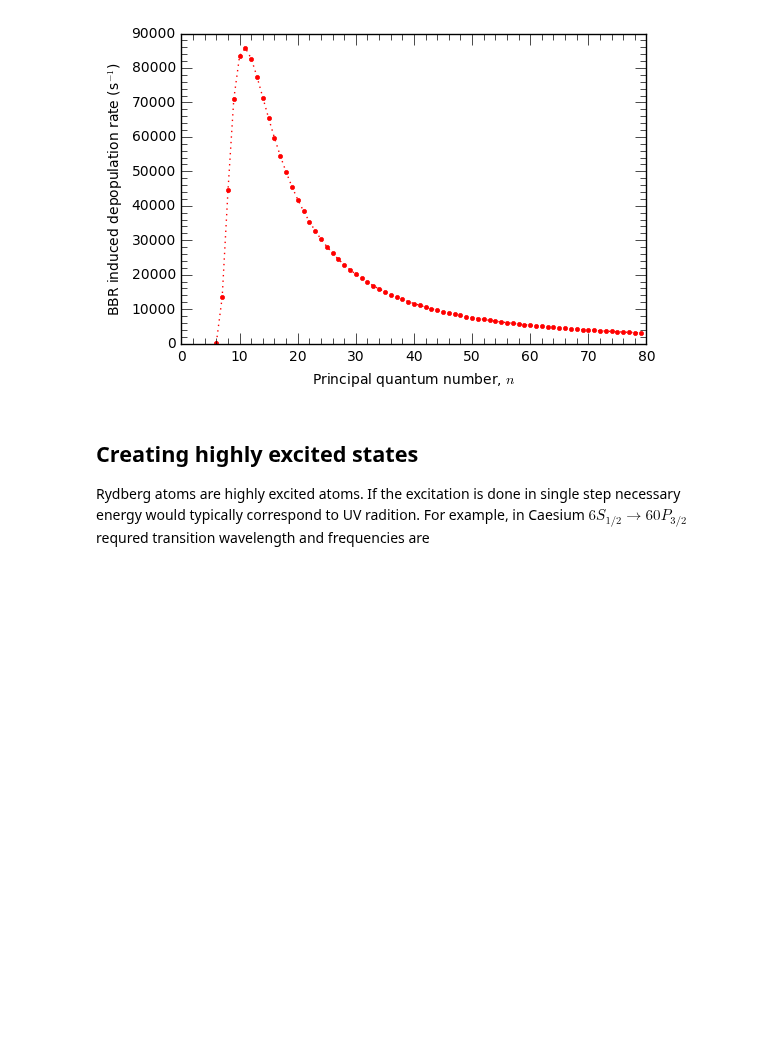
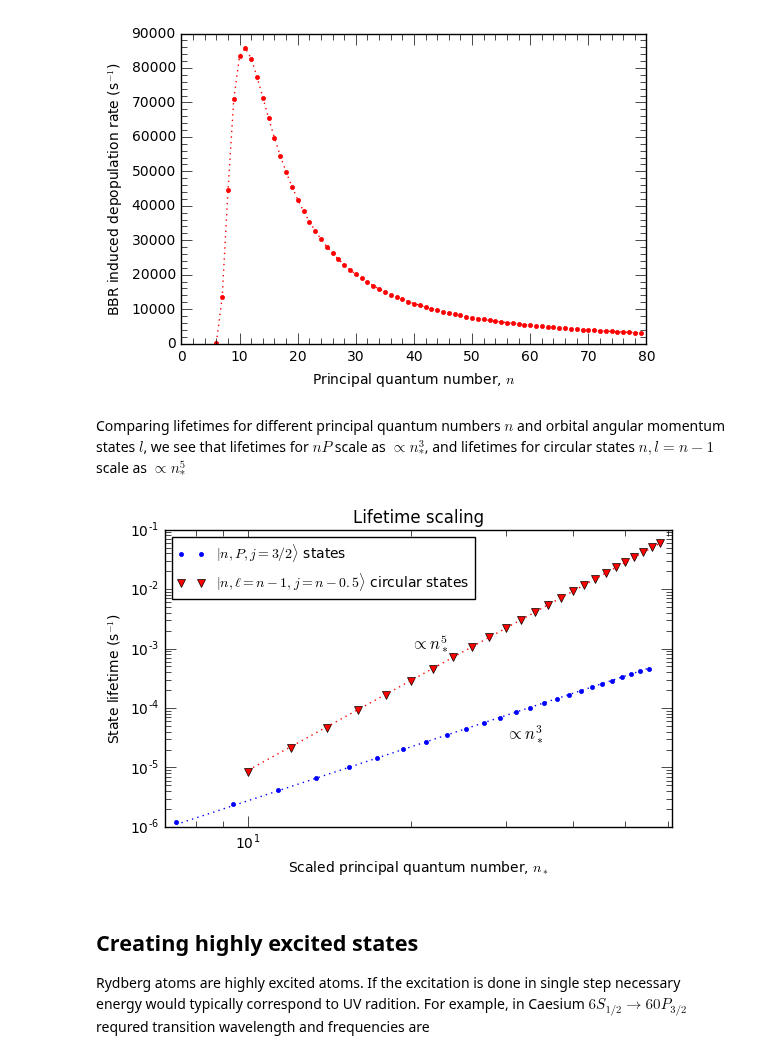
Before and after one commit to nikolasibalic/ARC-Alkali-Rydberg-Calculator, a Jupyter notebook: doc/Rydberg_atoms_a_primer_notebook.ipynb, the cells around one changed output. Saved outputs shown, nothing was run; the diff lists cells and outputs as text; code cells hidden in the pictures; blank space fills up the shorter version.

```diff
--- a/doc/Rydberg_atoms_a_primer_notebook.ipynb
+++ b/doc/Rydberg_atoms_a_primer_notebook.ipynb
@@ -353,6 +360,53 @@ ax.set_ylabel(r"BBR induced depopulation rate (s$^{-1}$)")
 plt.show()
 # %% [output]
 [figure]
+# %% [markdown]
+Comparing lifetimes for different principal quantum numbers $n$ and orbital angular momentum states $l$, we see that lifetimes for $nP$ scale as $\propto n_*^3$, and lifetimes for circular states $n,l=n-1$ scale as $\propto n_*^5$
+# %%
+atom = Rubidium()
+pqn = np.arange(10,60,2)
+
+nstar1 = []; nP_lifetime = []
+nstar2 = []; circular_state_lifetime = []
+
+for n in pqn:
+    nstar1.append(n - atom.getQuantumDefect(n,1,1.0+0.5))
+    nP_lifetime.append(atom.getStateLifetime(n,1,1.0+0.5))
+
+    nstar2.append(n - atom.getQuantumDefect(n,n-1,n-1.5))
+    circular_state_lifetime.append(atom.getStateLifetime(n,n-1,n-0.5))
+
+nstar1 = np.array(nstar1); nP_lifetime = np.array(nP_lifetime)
+nstar2 = np.array(nstar2); circular_state_lifetime = np.array(circular_state_lifetime)
+
+f = plt.figure()
+ax = f.add_subplot(1,1,1)
+ax.loglog(nstar1,nP_lifetime,"b.")
+ax.loglog(nstar2,circular_state_lifetime,"rv")
+
+
+# fitting n^3 dependance for nP state lifetime
+def func3(x, a):
+    return a+3*x
+popt, pcov = curve_fit(func3, np.log(nstar1), np.log(nP_lifetime))
+ax.loglog(nstar1,np.exp(func3(np.log(nstar1),*popt)),"b:")
+
+# fitting n^5 dependance for n,l=n-1 streatched state lifetime
+def func5(x, a):
+    return a+5*x
+popt, pcov = curve_fit(func5, np.log(nstar2), np.log(circular_state_lifetime))
+ax.loglog(nstar2,np.exp(func5(np.log(nstar2),*popt)),"r:")
+
+ax.set_title("Lifetime scaling")
+ax.legend([r"$|n,P,j=3/2\rangle$ states",r"$|n,\ell=n-1,j=n-0.5\rangle$ circular states"],loc=2,fontsize=10)
+ax.text(20,1e-3,r"$\propto n_*^5$",fontsize=12)
+ax.text(30,3e-5,r"$\propto n_*^3$",fontsize=12)
+ax.set_xlim(7,61)
+ax.set_xlabel("Scaled principal quantum number, $n_*$")
+ax.set_ylabel("State lifetime (s$^{-1}$)")
+plt.tight_layout()
+# %% [output]
+[figure, added]
 # %% [markdown]
 ## Creating highly excited states
 
```
Also changed, not shown: parts of 12 cells of this notebook, 2 other files.
